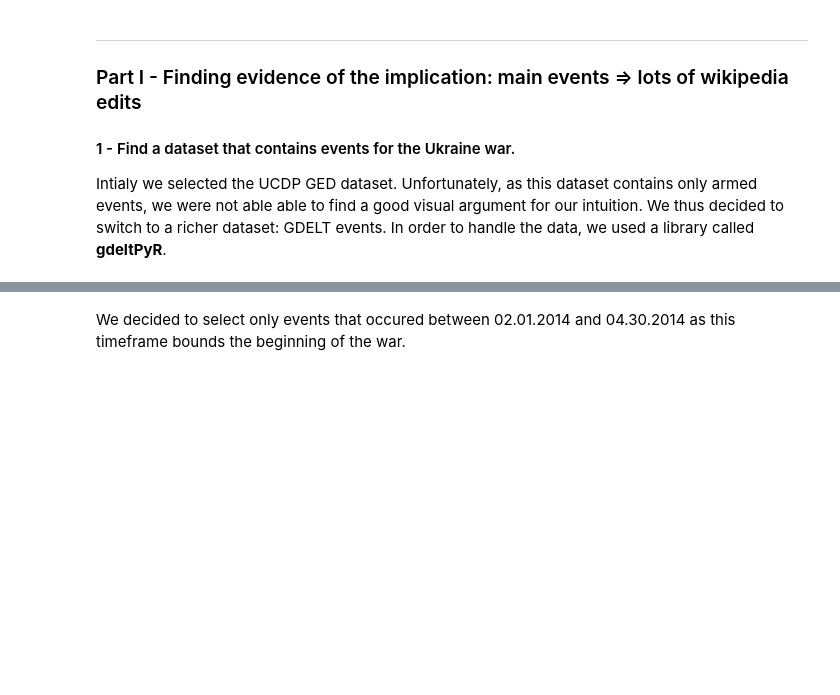
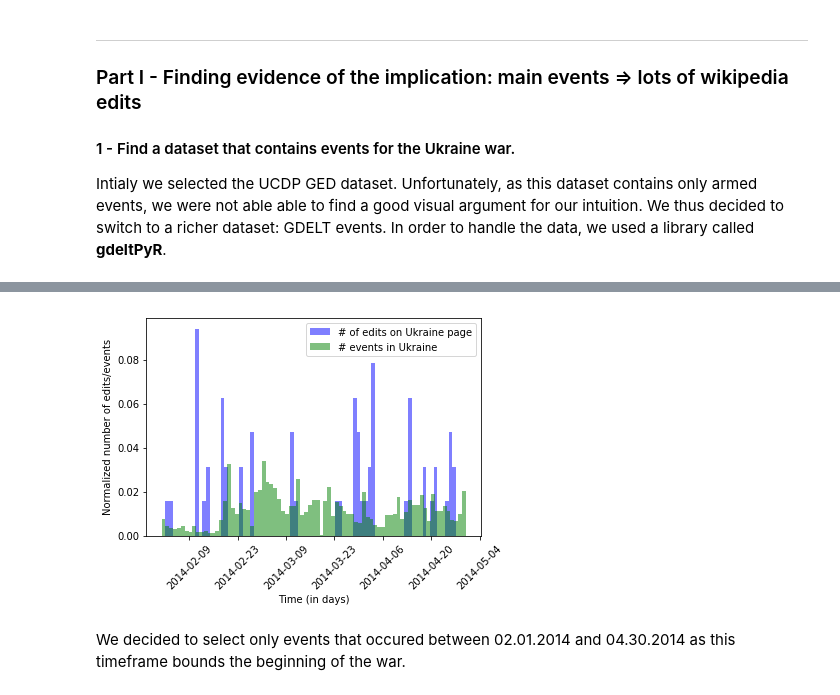
Before and after one commit to Amaumaury/ada-2017, a Jupyter notebook: project/Milestone2.ipynb, the cells around one changed output, grey strips where cells are left out. Saved outputs shown, nothing was run; the diff lists cells and outputs as text; code cells hidden in the pictures; blank space fills up the shorter version.

Commit message:
Added aggregated GDELT dataset

```diff
--- a/project/Milestone2.ipynb
+++ b/project/Milestone2.ipynb
@@ -62,6 +104,9 @@ Intialy we selected the UCDP GED dataset. Unfortunately, as this dataset contain
 # Initialize our GDELT fetcher and fetch data
 gd1 = gdelt.gdelt(version=1)
 results = gd1.Search(['2014 February 01','2014 April 30'],table='events')
+cols_to_keep = ['SQLDATE','ActionGeo_CountryCode','ActionGeo_ADM1Code', 'ActionGeo_Type' ]
+results = results[cols_to_keep]
+pd.to_pickle(results, 'gdelt_filtered.pckl')
 # %%
 # Select events related to Ukraine
 ukraine_events = results[results['ActionGeo_CountryCode'] == 'UP']
@@ -76,3 +121,14 @@ ukraine_events = ukraine_events.loc[ukraine_events.index <= pd.Timestamp('201404
 
 # Final holder for our events
 ukraine_events_dates = list(ukraine_events.index)
+# %%
+fr_events = results[ (results['ActionGeo_CountryCode'] == 'FR') & (results['ActionGeo_ADM1Code'] == 'FR')]
+fr_events['SQLDATE'] = fr_events['SQLDATE'].map(lambda d: pd.Timestamp(str(d)))
+fr_events = fr_events.set_index('SQLDATE')
+
+# Filter out events that are out of our timeframe
+fr_events = ukraine_events.loc[ukraine_events.index >= pd.Timestamp('20140201')]
+fr_events = ukraine_events.loc[ukraine_events.index <= pd.Timestamp('20140430')]
+
+fr_events_dates = list(fr_events.index)
+fr_events
@@ -79,3 +155,34 @@ ukraine_events_dates = list(ukraine_events.index)
+# %%
+# Fetches Ukraine's wikipedia page history
+history_fetcher = HistoryFetcher('France')
+response = history_fetcher.get_history('20140201000000', '20140430000000')
+
+# Keeps only the date field for each edit
+fr_edits_dates = list(map(lambda revision: revision['timestamp'], response))
+# %%
+# Add historgram for the number of edits on ukraine's wikipedia page (normalized)
+n_wiki, bins_wiki, patches_wiki = plt.hist(fr_edits_dates,\
+                                           bins=79,\
+                                           normed=True,\
+                                           color='blue',\
+                                           alpha=0.5,\
+                                           label='# of edits on Ukraine page')
+
+# Add histogram for the number of events (normalized)
+n_event, bins_event, patches_event = plt.hist(fr_events_dates,\
+                                              bins=79,\
+                                              color='green',\
+                                              normed=True,\
+                                              alpha=0.5,\
+                                              label='# events in Ukraine')
+
+plt.xticks(rotation=45)
+plt.xlabel('Time (in days)')
+plt.ylabel('Normalized number of edits/events')
+plt.legend(loc='upper right')
+plt.show()
+# %% [output]
+[figure, added]
 # %% [markdown]
 We decided to select only events that occured between 02.01.2014 and 04.30.2014 as this timeframe bounds the beginning of the war.
 # %% [markdown]
```
Also changed, not shown: parts of 8 cells of this notebook, 4 other files.
